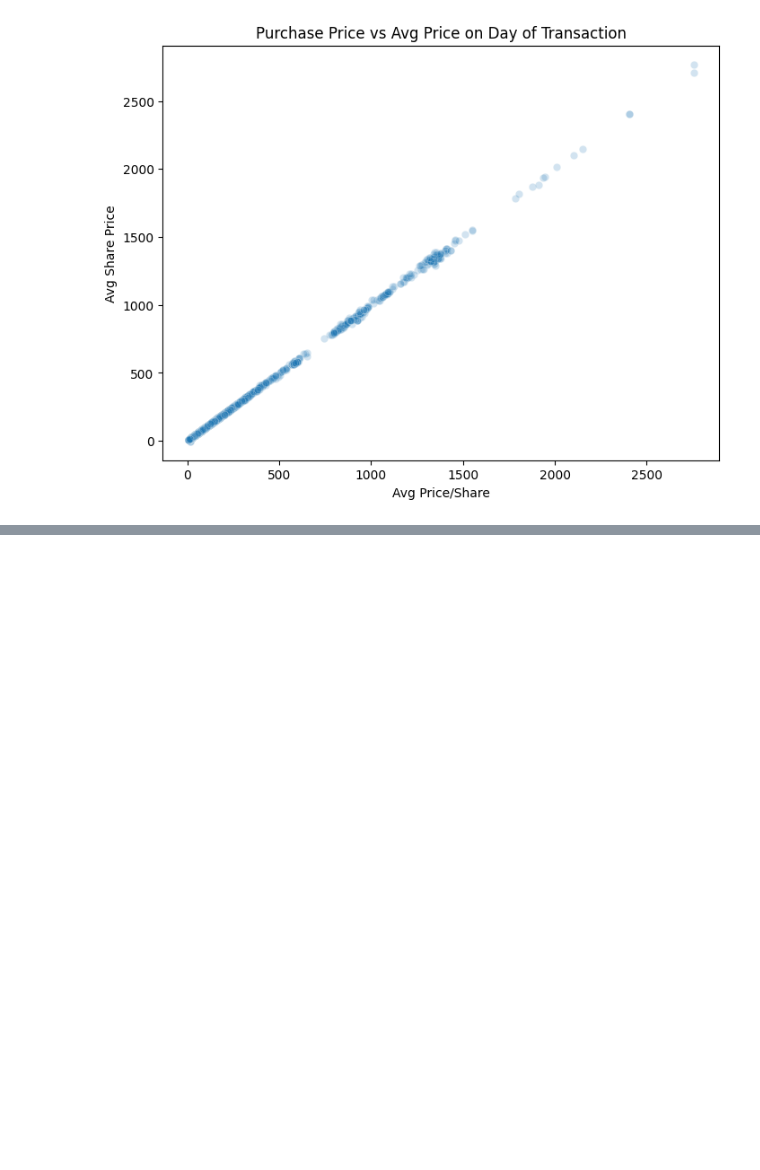
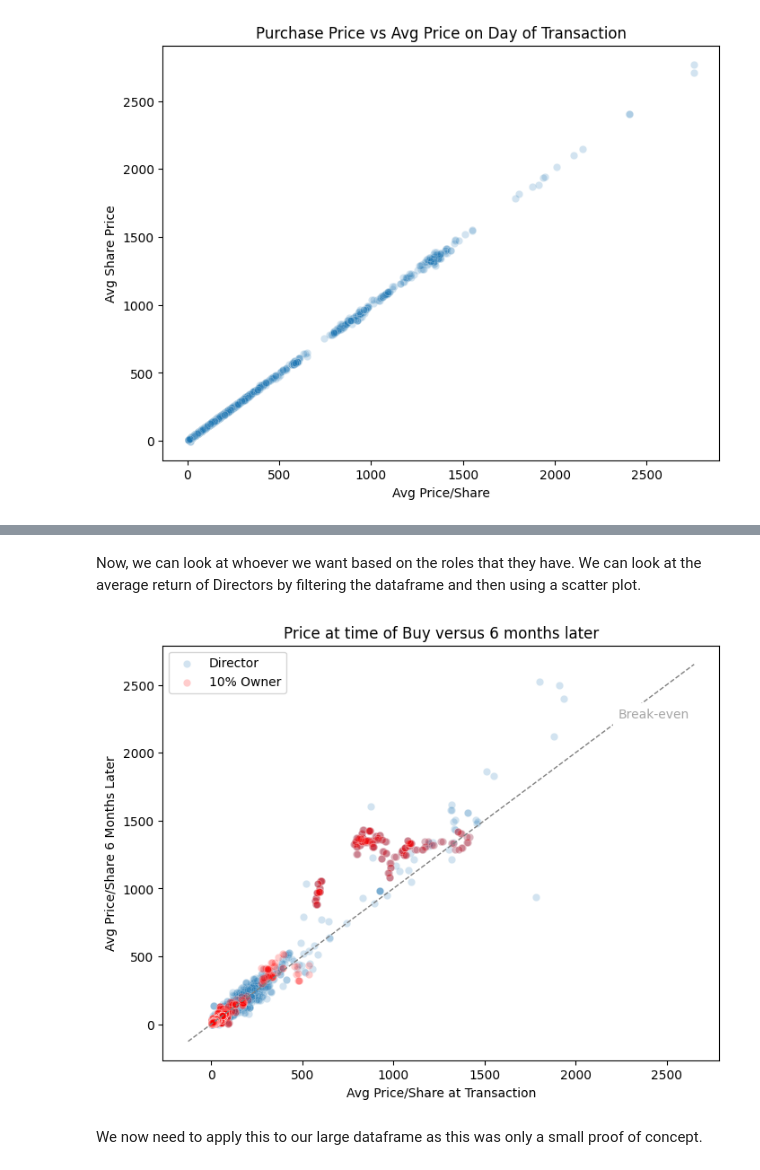
Before and after one commit to tmacpherson6/Do-Insiders-Know-Something-We-Dont, a Jupyter notebook: Thomas_EDA.ipynb, the cells around one changed output, grey strips where cells are left out. Drawn from its saved outputs; the diff is of its cells as text; code cells hidden in the pictures; blank space fills up the shorter version.

```diff
--- a/Thomas_EDA.ipynb
+++ b/Thomas_EDA.ipynb
@@ -350,0 +353,7 @@ plt.show()
+# %%
+missing_title = low_diff_df[low_diff_df['Insider Title']=='Missing']
+print(missing_title.shape)
+#Let's now look at the unique roles we have in here.
+roles = missing_title['Insider Role'].unique()
+print(f"There are {len(roles)} different roles that we need to work with")
+roles
@@ -350,0 +393,4 @@ plt.show()
+# %%
+role_dummies = mapped_role['Mapped Roles'].str.get_dummies(sep=',')
+full_df = pd.concat([mapped_role,role_dummies],axis=1)
+full_df.head()
@@ -350,0 +405,39 @@ plt.show()
+# %% [markdown]
+Now, we can look at whoever we want based on the roles that they have. We can look at the average return of Directors by filtering the dataframe and then using a scatter plot.
+# %%
+#Let's Look at Directors vs. 10% Owners
+dir_df = full_df[full_df['Director']==1]
+own_df = full_df[full_df['10%owner']==1]
+plt.figure(figsize=(8,6))
+sns.scatterplot(data=dir_df, x = 'average_price_per_share', y = 'price_6month', alpha =0.2,label='Director')
+sns.scatterplot(data=own_df, x = 'average_price_per_share',y='price_6month',alpha=0.2,color='red',label='10% Owner')
+
+#Let's put in a 45degree line to show break even
+ax = plt.gca()
+lims = [
+    min(ax.get_xlim()[0], ax.get_ylim()[0]),
+    max(ax.get_xlim()[1], ax.get_ylim()[1])
+]
+plt.plot(lims, lims, linestyle='--', color='gray', linewidth=1)
+
+#Lets give it an annotation
+x_text = lims[0] + 0.85 * (lims[1] - lims[0])
+y_text = x_text
+plt.text(
+    x_text, y_text,
+    'Break-even',
+    ha='left', va='bottom',
+    fontsize=10,
+    color='gray',
+    backgroundcolor='white',
+    alpha=0.7
+)
+
+plt.xlabel('Avg Price/Share at Transaction')
+plt.ylabel('Avg Price/Share 6 Months Later')
+plt.title('Price at time of Buy versus 6 months later')
+plt.show()
+# %% [output]
+[figure, added]
+# %% [markdown]
+We now need to apply this to our large dataframe as this was only a small proof of concept.
```
Also changed, not shown: parts of 11 cells of this notebook.
